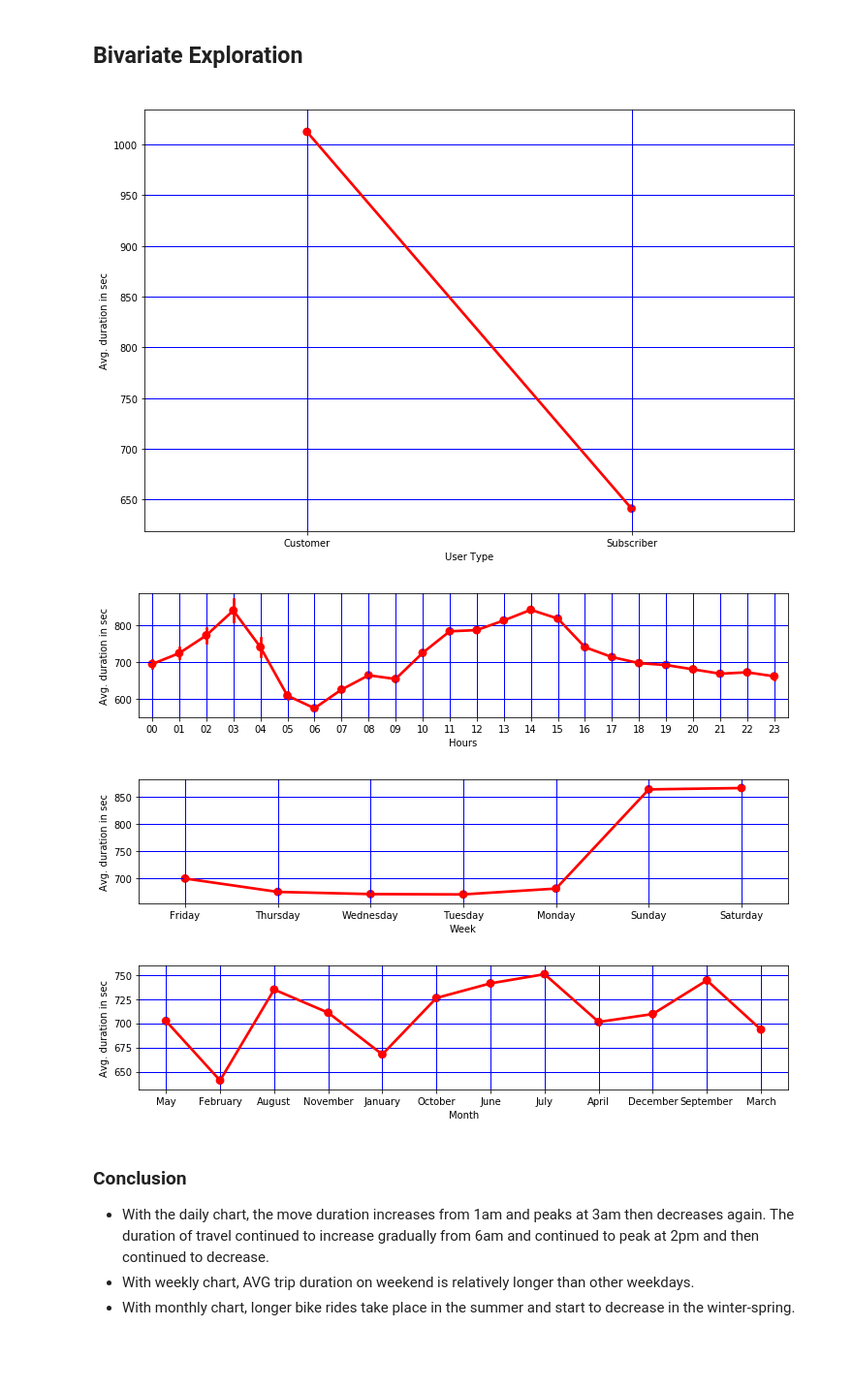
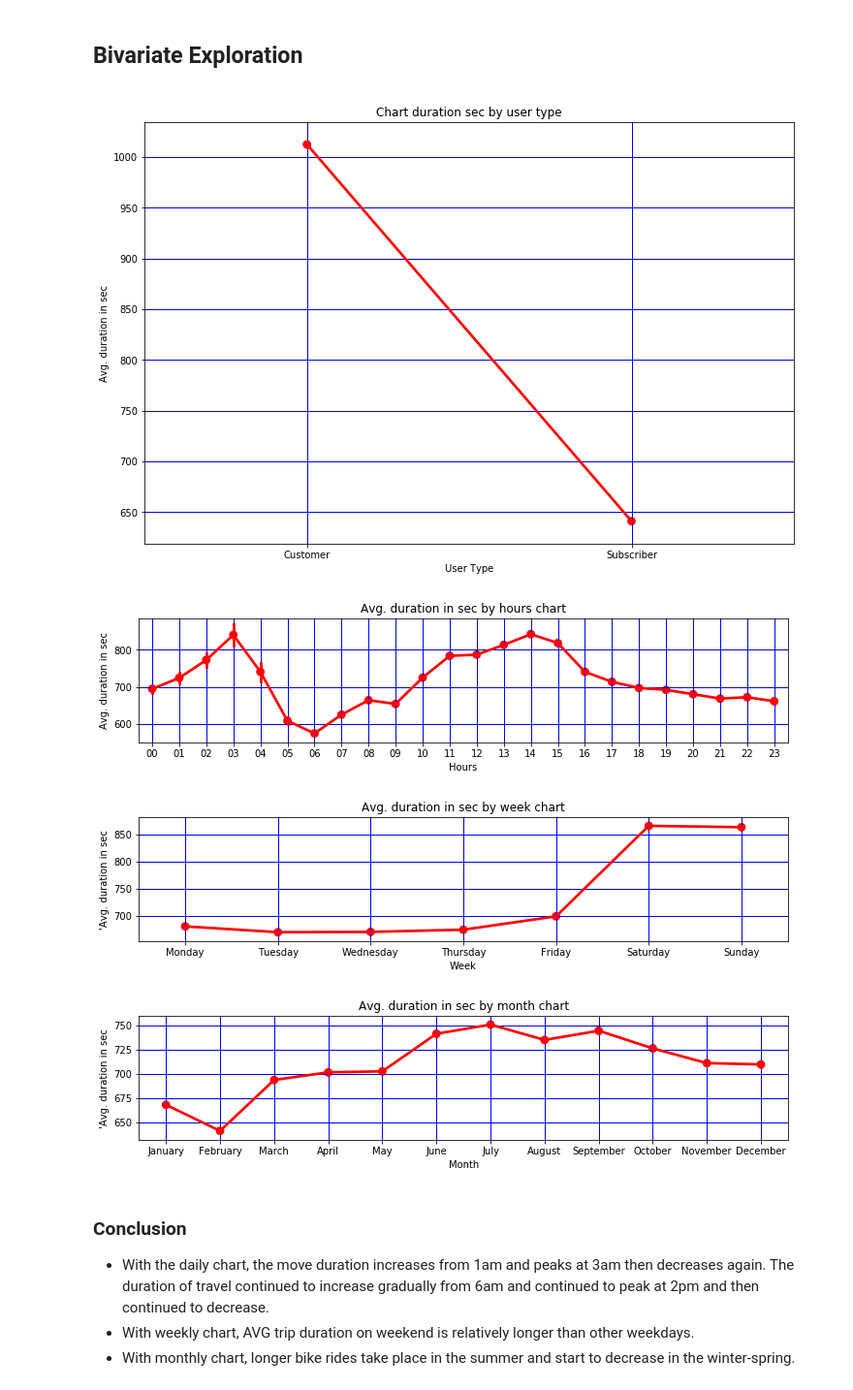
Before and after one commit to haominhnguyen/Exploring-Weather-Trends, a Jupyter notebook: Part I Ford GoBike.ipynb, the cells around one changed output. Shown: that part at 97% size. Drawn from its saved outputs; the diff is of its cells as text; code cells hidden in the pictures; blank space fills up the shorter version.

Commit message:
Update comment reviewer from Udacity
I will update all your comment but at lineplot , i have multi try sort this Week/Month list field but not good

```diff
--- a/Part I Ford GoBike.ipynb
+++ b/Part I Ford GoBike.ipynb
@@ -331,6 +331,17 @@ df_cp.to_csv('cleaned_dataset.csv',index=False)
 ## Univariate Exploration
 # %% [markdown]
 ## duration_sec chart
+# %%
+orderDates = ['Monday', 'Tuesday', 'Wednesday', 'Thursday', 'Friday', 'Saturday','Sunday']
+orderMonths = [ "January", "February", "March", "April", "May", "June",
+"July", "August", "September", "October", "November", "December" ];
+# %%
+def plotLineChartFunction(ptl, title, xLabel, yLabel):
+    """ This function using to draw line chart"""
+    plt.title(title)
+    plt.xlabel(xLabel)
+    plt.ylabel(yLabel);
+    plt.grid(color='blue', linestyle='-', linewidth=1)
 # %%
 df_cp.hist(column='duration_sec', grid=False, figsize=(12,8), color='#86bf91', zorder=2, rwidth=0.9)
 # %% [output]
@@ -449,7 +470,10 @@ for loc, label in zip(locs, labels):
 # %% [markdown]
 ### user_type chart
 # %%
+# Set the figure size base
+rcParams['figure.figsize'] = 12, 8
 sb.countplot(data=df_cp, x='user_type', color='#86bf91')
+plt.title("User type vs number trip used chart")
 plt.xlabel('Type of user')
 plt.ylabel('Number of trip use')
 plt.grid(color='blue', linestyle='-', linewidth=2)
@@ -480,38 +504,36 @@ litmit_frame = df_cp.query('duration_sec < 6000')
 # %%
 # Chart duration sec by user type
 sb.pointplot(data = litmit_frame, x = 'user_type', y = 'duration_sec', color = 'red')
+plt.title("Chart duration sec by user type")
 plt.xlabel('User Type')
 plt.ylabel('Avg. duration in sec');
 plt.grid(color='blue', linestyle='-', linewidth=1)
 plt.show()
 # %% [output]
-[figure, old version]
+[figure, new version]
 # %%
 # Draw chart duration sec vs hour, week, month
 plt.subplot(3, 1, 1)
 sb.pointplot(data = litmit_frame, x = 'start_hourofday', y = 'duration_sec', color = 'red')
-plt.xlabel('Hours')
-plt.ylabel('Avg. duration in sec');
-plt.grid(color='blue', linestyle='-', linewidth=1)
+# Common function
+plotLineChartFunction(plt, 'Avg. duration in sec by hours chart', "Hours", "Avg. duration in sec");
 plt.show()
 
 plt.subplot(3, 1, 2)
-sb.pointplot(data = litmit_frame, x = 'start_dayofweek', y = 'duration_sec', color = 'red')
-plt.xlabel('Week')
-plt.ylabel('Avg. duration in sec');
-plt.grid(color='blue', linestyle='-', linewidth=1)
+sb.pointplot(data = litmit_frame, x = 'start_dayofweek', y = 'duration_sec', color = 'red',order=orderDates)
+# Common function
+plotLineChartFunction(plt, "Avg. duration in sec by week chart", "Week", "'Avg. duration in sec");
 plt.show()
 
 plt.subplot(3, 1, 3)
-sb.pointplot(data = litmit_frame, x = 'start_month', y = 'duration_sec', color = 'red')
-plt.xlabel('Month')
-plt.ylabel('Avg. duration in sec');
-plt.grid(color='blue', linestyle='-', linewidth=1)
+sb.pointplot(data = litmit_frame, x = 'start_month', y = 'duration_sec', color = 'red',order=orderMonths)
+# Common function
+plotLineChartFunction(plt,"Avg. duration in sec by month chart", "Month", "'Avg. duration in sec");
 plt.show()
 # %% [output]
-[figure, old version]
+[figure, new version]
-[figure, old version]
+[figure, new version]
-[figure, old version]
+[figure, new version]
 # %% [markdown]
 ### Conclusion
 * With the daily chart, the move duration increases from 1am and peaks at 3am then decreases again. The duration of travel continued to increase gradually from 6am and continued to peak at 2pm and then continued to decrease.
```
Also changed, not shown: parts of 16 cells of this notebook, 4 other files.
